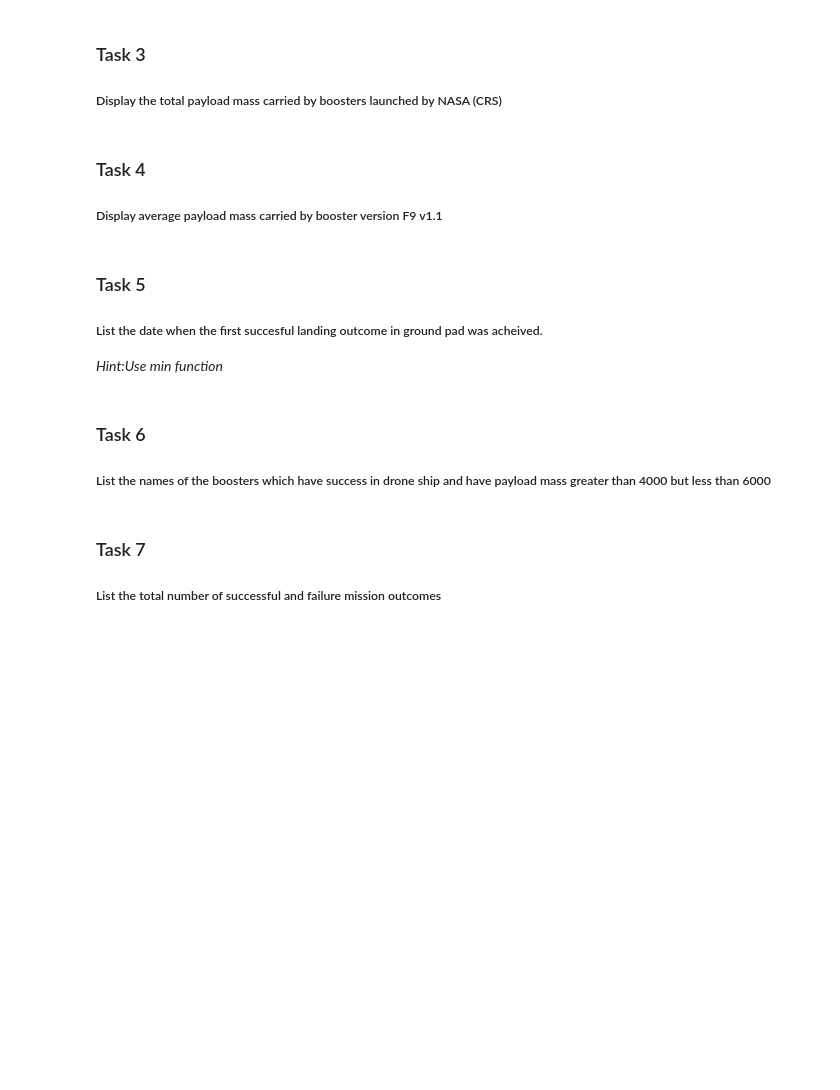
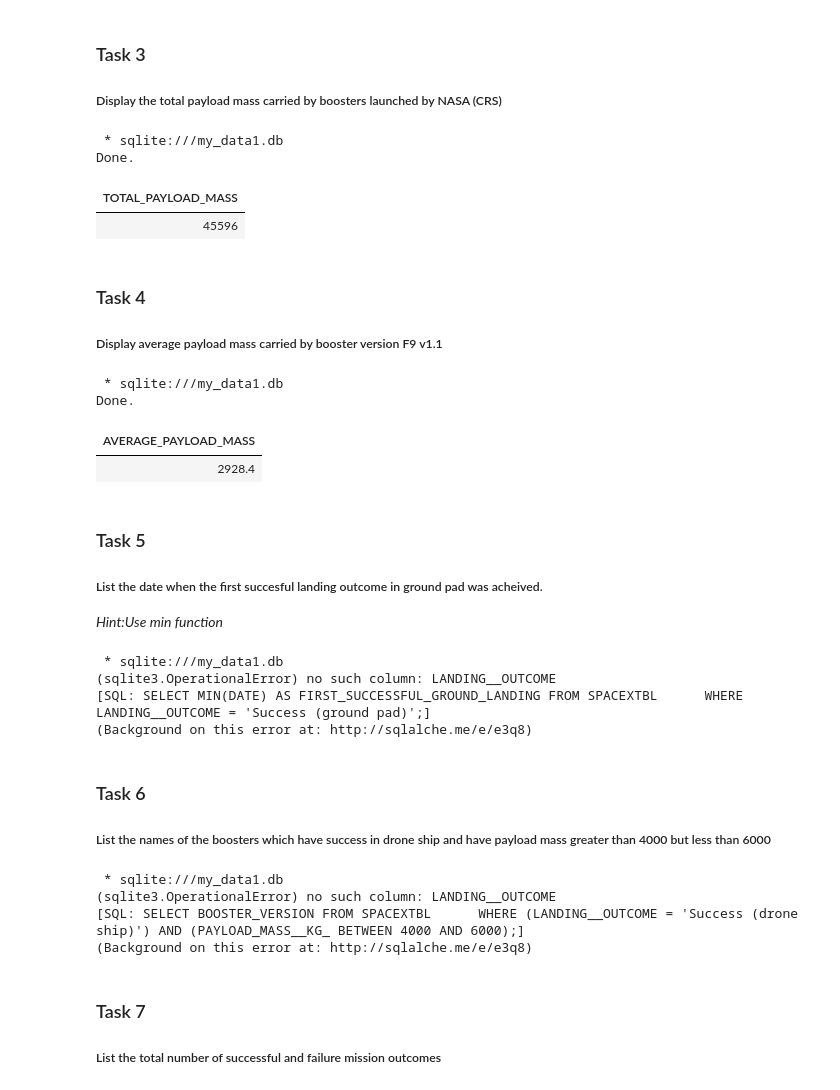
Before and after one commit to qnhhoa/Coursera, a Jupyter notebook: Course10/jupyter-labs-eda-sql-coursera_sqllite.ipynb, the cells around one changed output. Cells and saved outputs as stored; diff of their text form; code cells hidden in the pictures; blank space fills up the shorter version.

```diff
--- a/Course10/jupyter-labs-eda-sql-coursera_sqllite.ipynb
+++ b/Course10/jupyter-labs-eda-sql-coursera_sqllite.ipynb
@@ -158,6 +158,14 @@ Done.
 
 
 ##### Display the total payload mass carried by boosters launched by NASA (CRS)
+# %%
+%sql SELECT SUM(PAYLOAD_MASS__KG_) AS TOTAL_PAYLOAD_MASS FROM SPACEXTBL \
+    WHERE CUSTOMER = 'NASA (CRS)';
+# %% [output]
+ * sqlite:///my_data1.db
+Done.
+| TOTAL_PAYLOAD_MASS |
+| 45596 |
 # %% [markdown]
 ### Task 4
 
@@ -165,6 +173,14 @@ Done.
 
 
 ##### Display average payload mass carried by booster version F9 v1.1
+# %%
+%sql SELECT AVG(PAYLOAD_MASS__KG_) AS AVERAGE_PAYLOAD_MASS FROM SPACEXTBL \
+    WHERE BOOSTER_VERSION = 'F9 v1.1';
+# %% [output]
+ * sqlite:///my_data1.db
+Done.
+| AVERAGE_PAYLOAD_MASS |
+| 2928.4 |
 # %% [markdown]
 ### Task 5
 
@@ -172,10 +188,26 @@ Done.
 
 
 _Hint:Use min function_
+# %%
+%sql SELECT MIN(DATE) AS FIRST_SUCCESSFUL_GROUND_LANDING FROM SPACEXTBL \
+    WHERE LANDING__OUTCOME = 'Success (ground pad)';
+# %% [output]
+ * sqlite:///my_data1.db
+(sqlite3.OperationalError) no such column: LANDING__OUTCOME
+[SQL: SELECT MIN(DATE) AS FIRST_SUCCESSFUL_GROUND_LANDING FROM SPACEXTBL      WHERE LANDING__OUTCOME = 'Success (ground pad)';]
+(Background on this error at: http://sqlalche.me/e/e3q8)
 # %% [markdown]
 ### Task 6
 
 ##### List the names of the boosters which have success in drone ship and have payload mass greater than 4000 but less than 6000
+# %%
+%sql SELECT BOOSTER_VERSION FROM SPACEXTBL \
+    WHERE (LANDING__OUTCOME = 'Success (drone ship)') AND (PAYLOAD_MASS__KG_ BETWEEN 4000 AND 6000);
+# %% [output]
+ * sqlite:///my_data1.db
+(sqlite3.OperationalError) no such column: LANDING__OUTCOME
+[SQL: SELECT BOOSTER_VERSION FROM SPACEXTBL      WHERE (LANDING__OUTCOME = 'Success (drone ship)') AND (PAYLOAD_MASS__KG_ BETWEEN 4000 AND 6000);]
+(Background on this error at: http://sqlalche.me/e/e3q8)
 # %% [markdown]
 ### Task 7
 
```
Also changed, not shown: parts of 4 cells of this notebook.
